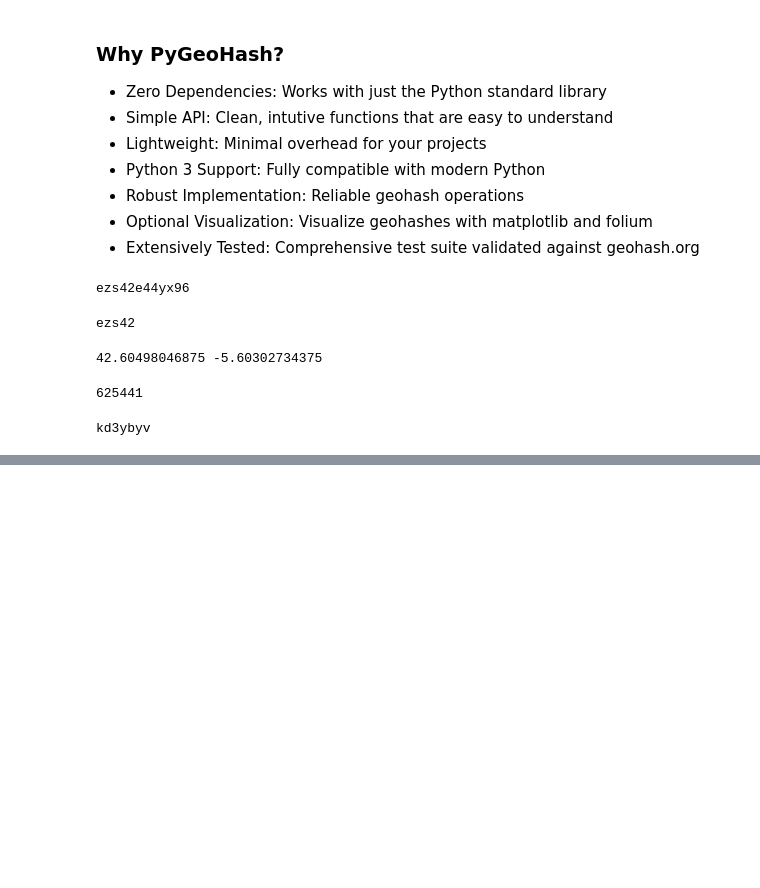
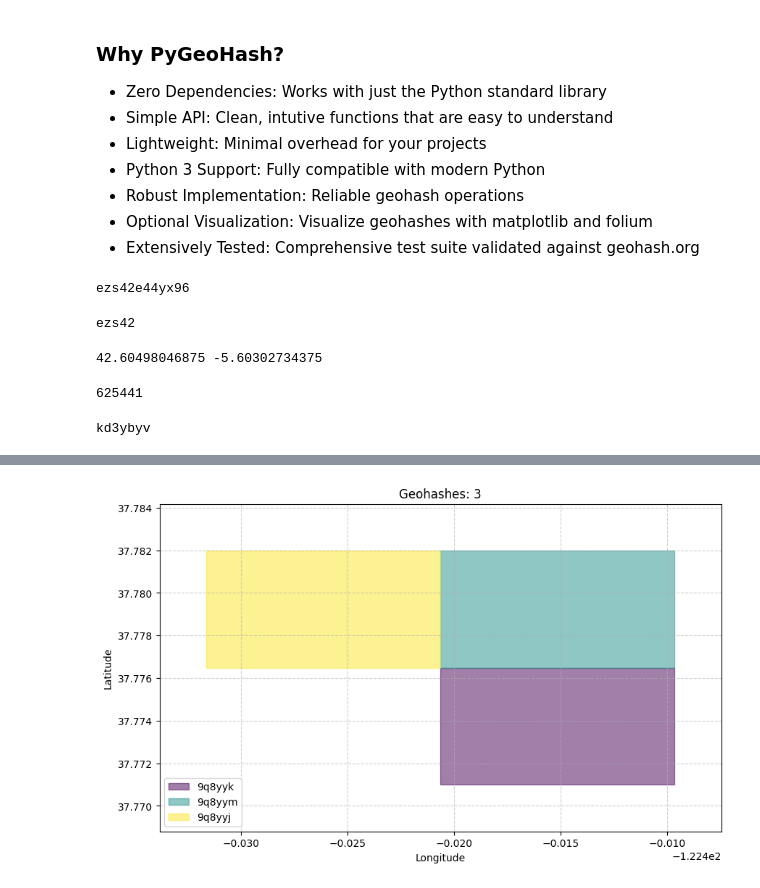
Before and after one commit to AbhishekMankame/system-design-learning, a Jupyter notebook: some codes/geohash.ipynb, the cells around one changed output, grey strips where cells are left out. Cells and saved outputs as stored; diff of their text form; code cells hidden in the pictures; blank space fills up the shorter version.

```diff
--- a/some codes/geohash.ipynb
+++ b/some codes/geohash.ipynb
@@ -50,0 +61,8 @@ kd3ybyv
+# %%
+# Plot multiple geohashes
+from pygeohash.viz import plot_geohashes
+geohashes = ["9q8yyk", "9q8yym", "9q8yyj"]
+fig, ax = plot_geohashes(geohashes, colors="viridis")
+plt.show()
+# %% [output]
+[figure, added]
```
Also changed, not shown: parts of 3 cells of this notebook, 1 other file.
